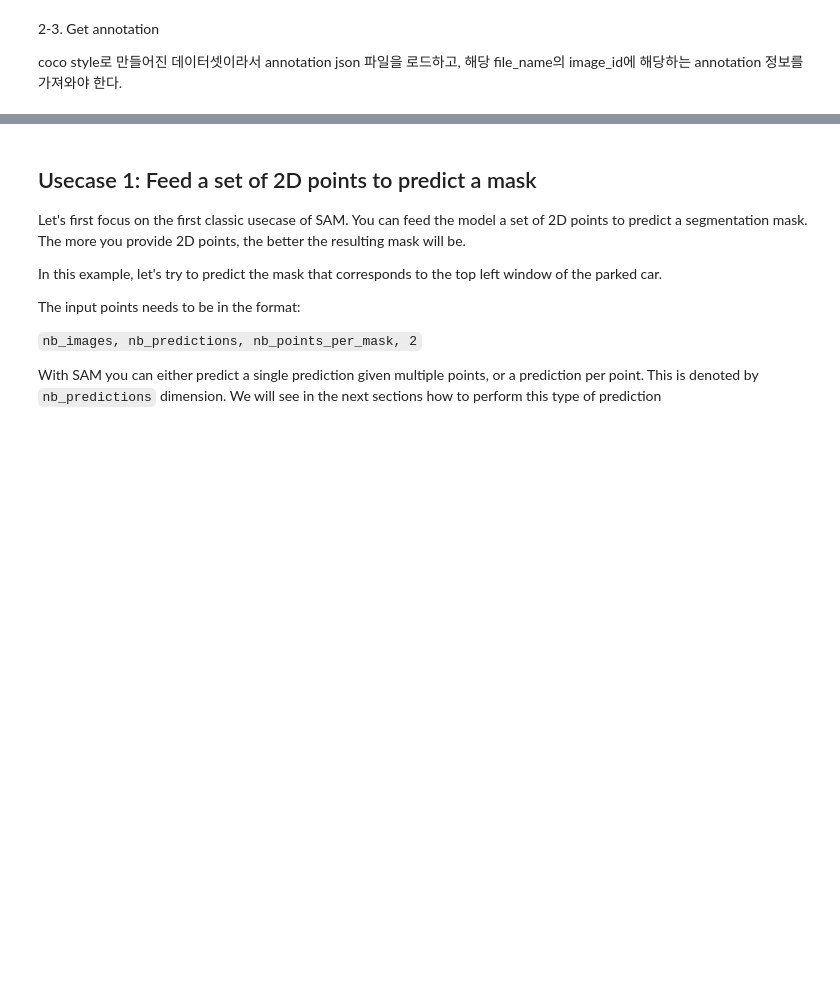
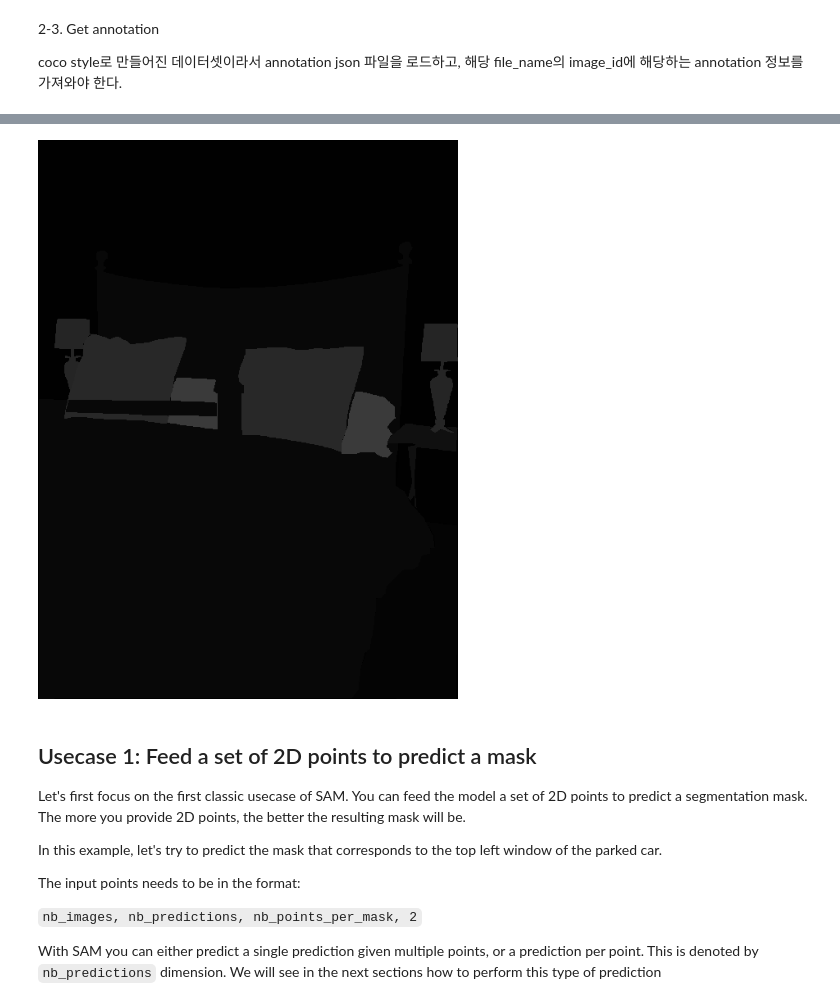
Before and after one commit to kim-jeonghyun/advanced_detection_segmentation_model, a Jupyter notebook: ko/SAM_inference_with_custom_images_ko.ipynb, the cells around one changed output, grey strips where cells are left out. Cells and saved outputs as stored; diff of their text form; code cells hidden in the pictures; blank space fills up the shorter version.

```diff
--- a/ko/SAM_inference_with_custom_images_ko.ipynb
+++ b/ko/SAM_inference_with_custom_images_ko.ipynb
@@ -343,3 +359,7 @@ coco style로 만들어진 데이터셋이라서 annotation json 파일을 로
+# %%
+train_ds[5]['annotation']
+# %% [output]
+[figure, added]
 # %%
 import json
 
```
Also changed, not shown: parts of 16 cells of this notebook.
